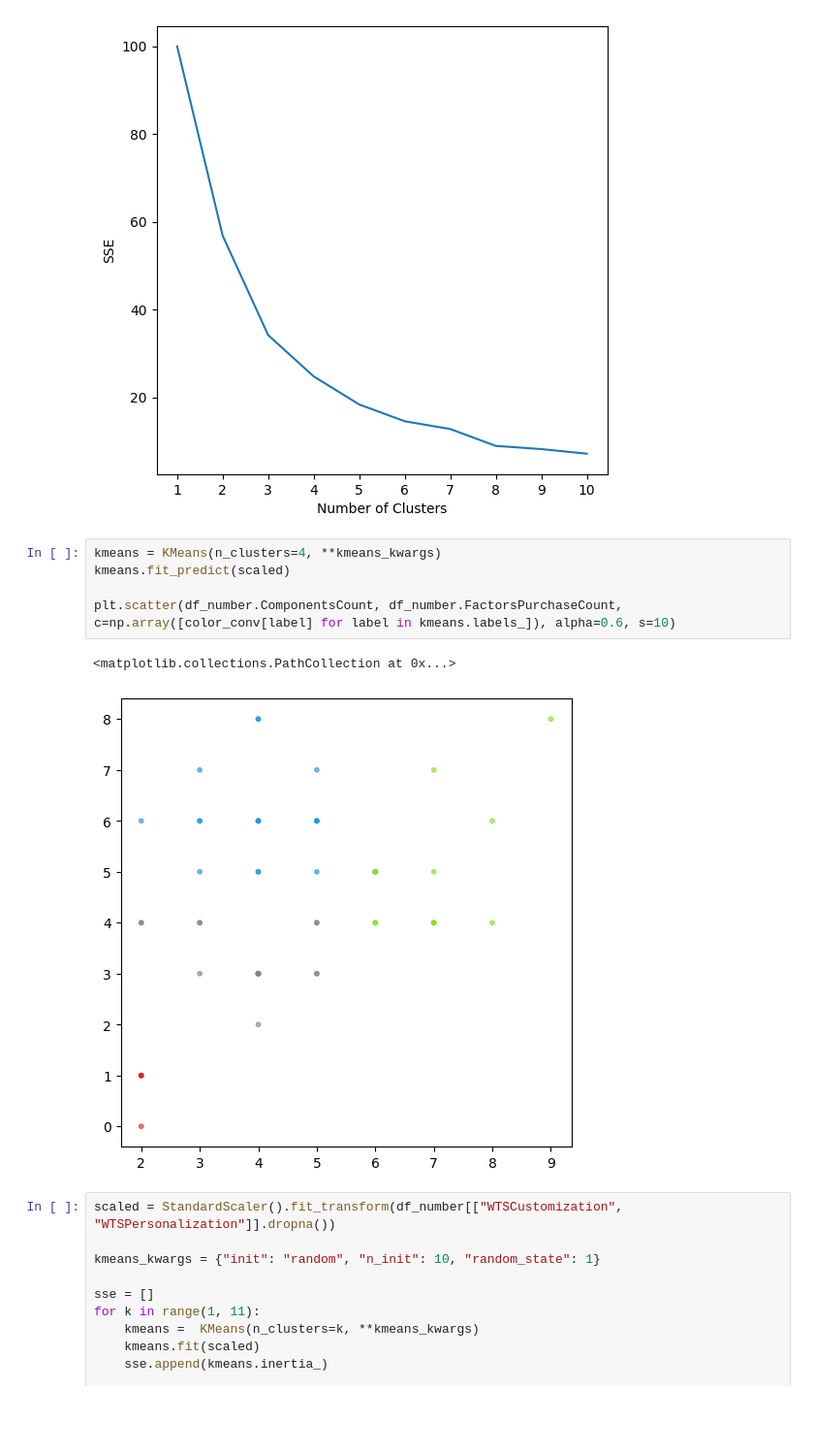
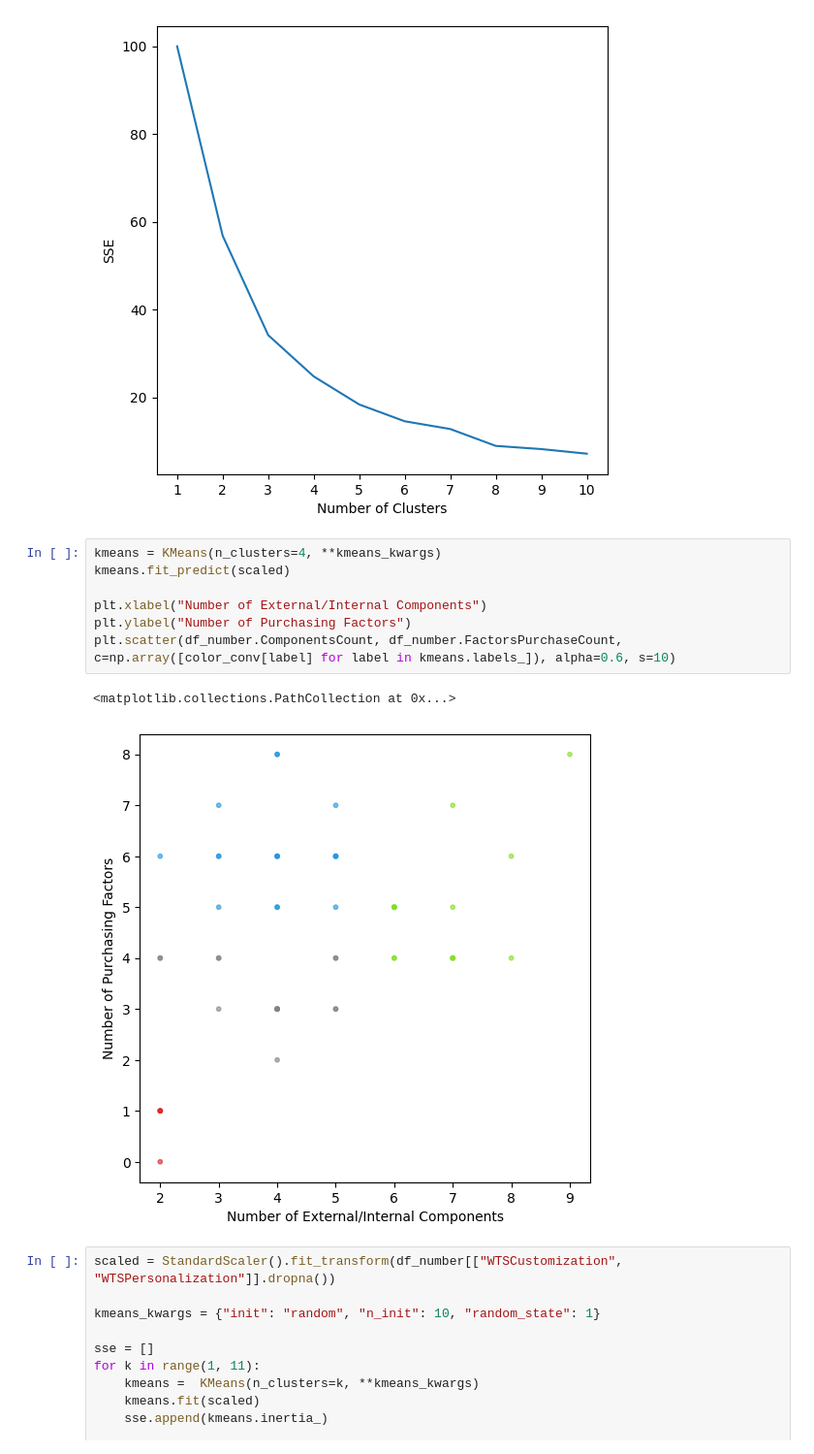
Before and after one commit to PatrickPetch/product-survey-data-analysis, a Jupyter notebook: phumrapee-analysis.ipynb, the cells around one changed output. Shown at 97% size. Cells and saved outputs as stored; diff of their text form; blank space fills up the shorter version.

```diff
--- a/petch-analysis.ipynb
+++ b/phumrapee-analysis.ipynb
@@ -344,11 +358,13 @@ plt.show()
 # %%
 kmeans = KMeans(n_clusters=4, **kmeans_kwargs)
 kmeans.fit_predict(scaled)
 
+plt.xlabel("Number of External/Internal Components")
+plt.ylabel("Number of Purchasing Factors")
 plt.scatter(df_number.ComponentsCount, df_number.FactorsPurchaseCount, c=np.array([color_conv[label] for label in kmeans.labels_]), alpha=0.6, s=10)
 # %% [output]
 <matplotlib.collections.PathCollection at 0x...>
-[figure, old version]
+[figure, new version]
 # %%
 scaled = StandardScaler().fit_transform(df_number[["WTSCustomization", "WTSPersonalization"]].dropna())
 
```
Also changed, not shown: parts of 20 cells of this notebook, 1 other file.
